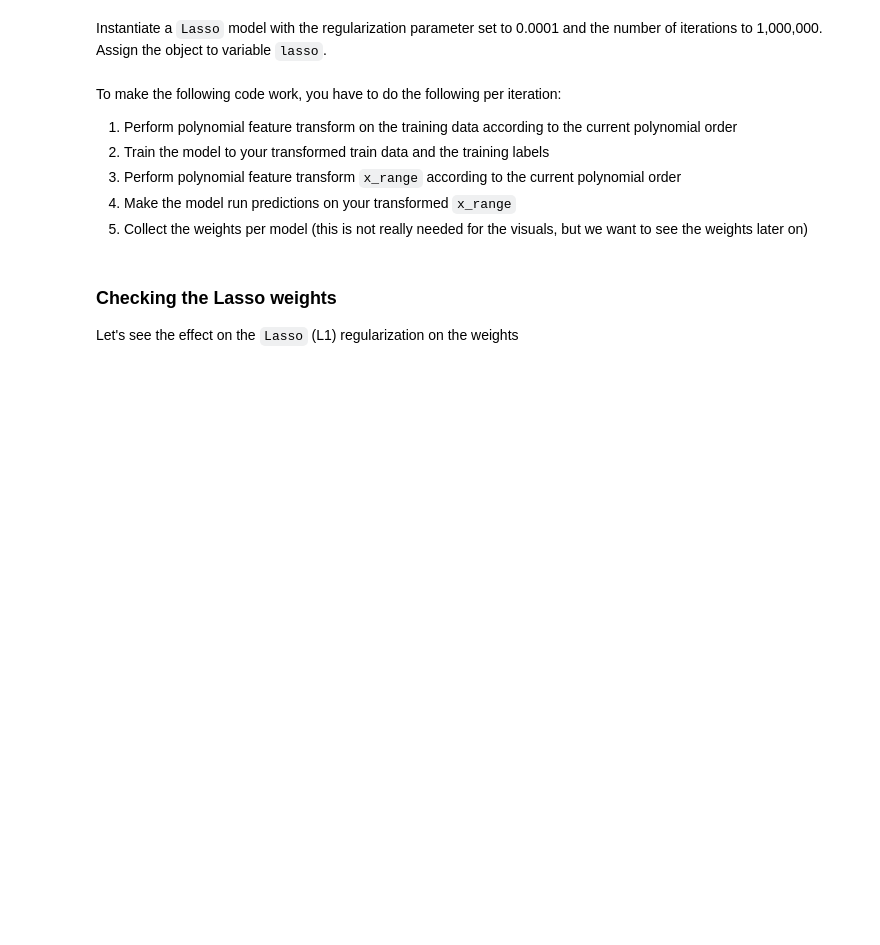
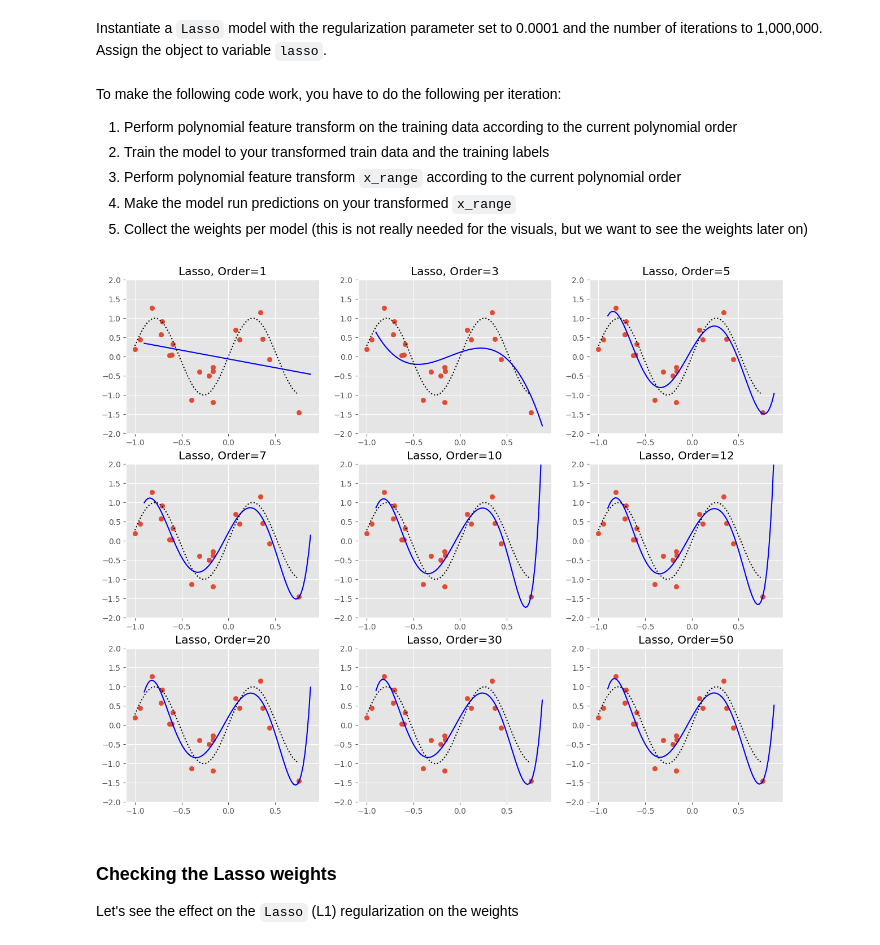
Before and after one commit to ubergonmx/stintsy-data, a Jupyter notebook: n3/03 - Regularized Linear Regression - Blank.ipynb, the cells around one changed output. Cells and saved outputs as stored; diff of their text form; code cells hidden in the pictures; blank space fills up the shorter version.

```diff
--- a/n3/03 - Regularized Linear Regression - Blank.ipynb
+++ b/n3/03 - Regularized Linear Regression - Blank.ipynb
@@ -520,3 +677,4 @@ Do not forget that to separately call the function `poly_feature_transform()` si
 Then, train the model.
 # %%
 # Write your code here
+lasso.fit(poly_x, over_y)
@@ -573,7 +744,10 @@ Great! We just created a `Lasso` model with a poly degree of 1. Let's now create
 Instantiate a `Lasso` model with the regularization parameter set to 0.0001 and the number of iterations to 1,000,000. Assign the object to variable `lasso`. Set the polynomial order to 30.
 # %%
 # Write your code here
+lasoo = Lasso(alpha=0.0001, max_iter=1_000_000)
+poly_x = poly_feature_transform(over_x, 30)
 # %% [markdown]
 Then, train the model.
 # %%
 # Write your code here
+lasso.fit(poly_x, over_y)
@@ -643,6 +829,7 @@ orders = [1, 3, 5, 7, 10, 12, 20, 30, 50]
 Instantiate a `Lasso` model with the regularization parameter set to 0.0001 and the number of iterations to 1,000,000. Assign the object to variable `lasso`.
 # %%
 # Write your code here
+lasso = Lasso(alpha=0.0001, max_iter=1_000_000)
 # %% [markdown]
 To make the following code work, you have to do the following per iteration:
 1. Perform polynomial feature transform on the training data according to the current polynomial order
@@ -656,37 +843,40 @@ weights = {}
 plt.figure(figsize=(15, 12))
 for i in range(len(orders)):
     order = orders[i]
 
     # Write your code here
-    poly_x = None
+    poly_x = poly_feature_transform(over_x, order)
+    lasso.fit(poly_x, over_y)
 
     # Plotting the hypothesis function
     # Plotting the predictions for a range of x (this draws our hypothesis function)
     X_range = np.expand_dims(np.arange(-0.9, 0.9, 0.02), 1)
 
     # Write your code here
-    X_range_poly = None
-    y_range_predicted = None
+    X_range_poly = poly_feature_transform(X_range, order)
+    y_range_predicted = lasso.predict(X_range_poly)
 
     # This just plots the i + 1 figure in the 3x3 figure grid
     plt.subplot(3, 3, i + 1)
 
     # Plotting the training data
     plt.scatter(X_train, y_train)
     # Plotting the hypothesis function
     plt.plot(X_range, y_range_predicted, 'b')
 
     # Plotting the optimal answer
     x_range_optimal = np.arange(np.min(X_train), np.max(X_train), 0.01)
     y_range_optimal = np.sin(6 * x_range_optimal)
     plt.plot(x_range_optimal, y_range_optimal, 'k:')
 
     # Change the limit, and order "titles"
     plt.ylim(-2, 2)
     plt.title('Lasso, Order=' + str(order))
 
     # Write your code here
-    weights[order] = None
+    weights[order] = lasso.coef_
+# %% [output]
+[figure, added]
 # %% [markdown]
 ### Checking the Lasso weights
 Let's see the effect on the `Lasso` (L1) regularization on the weights
```
Also changed, not shown: parts of 114 cells of this notebook, 1 other file.
